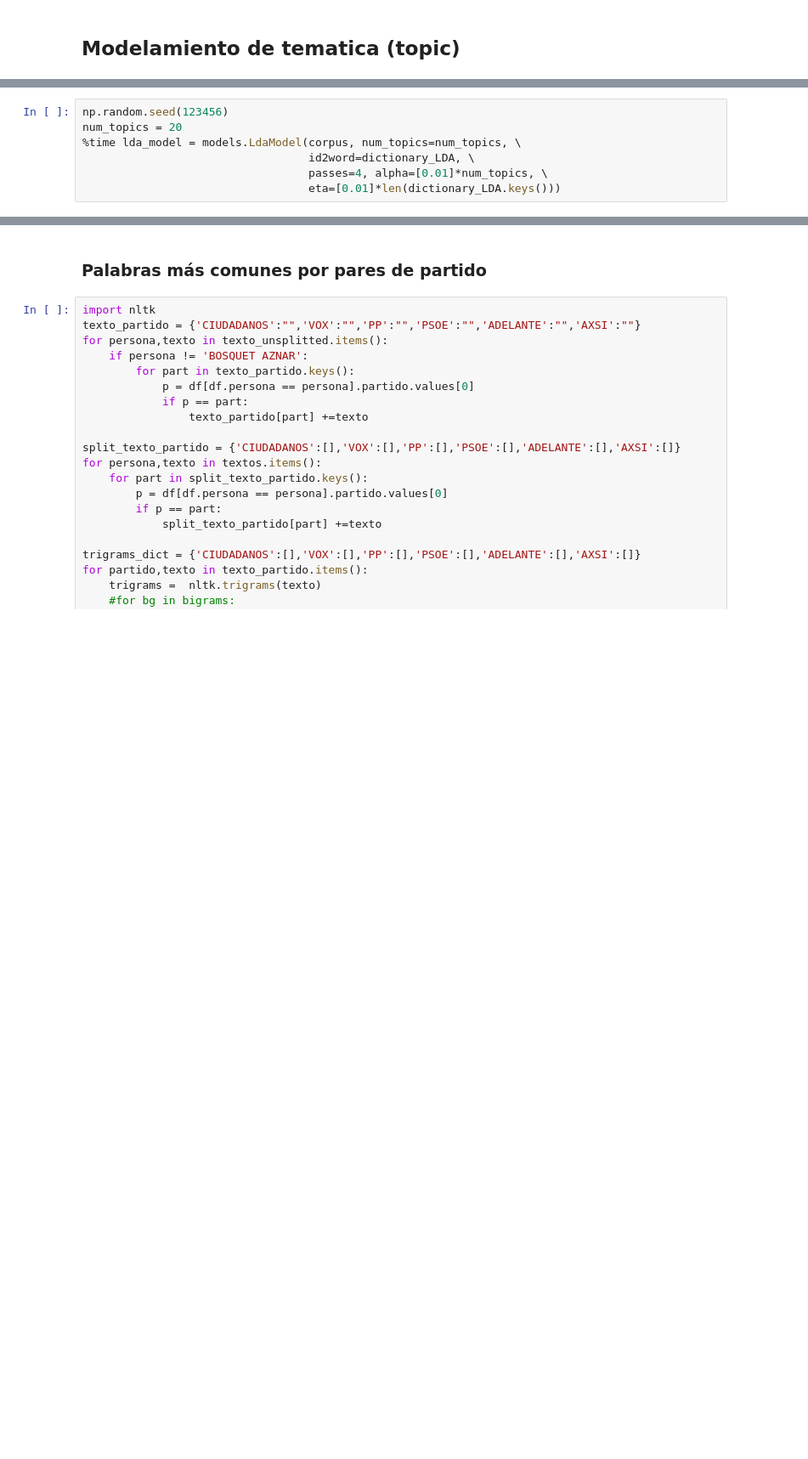
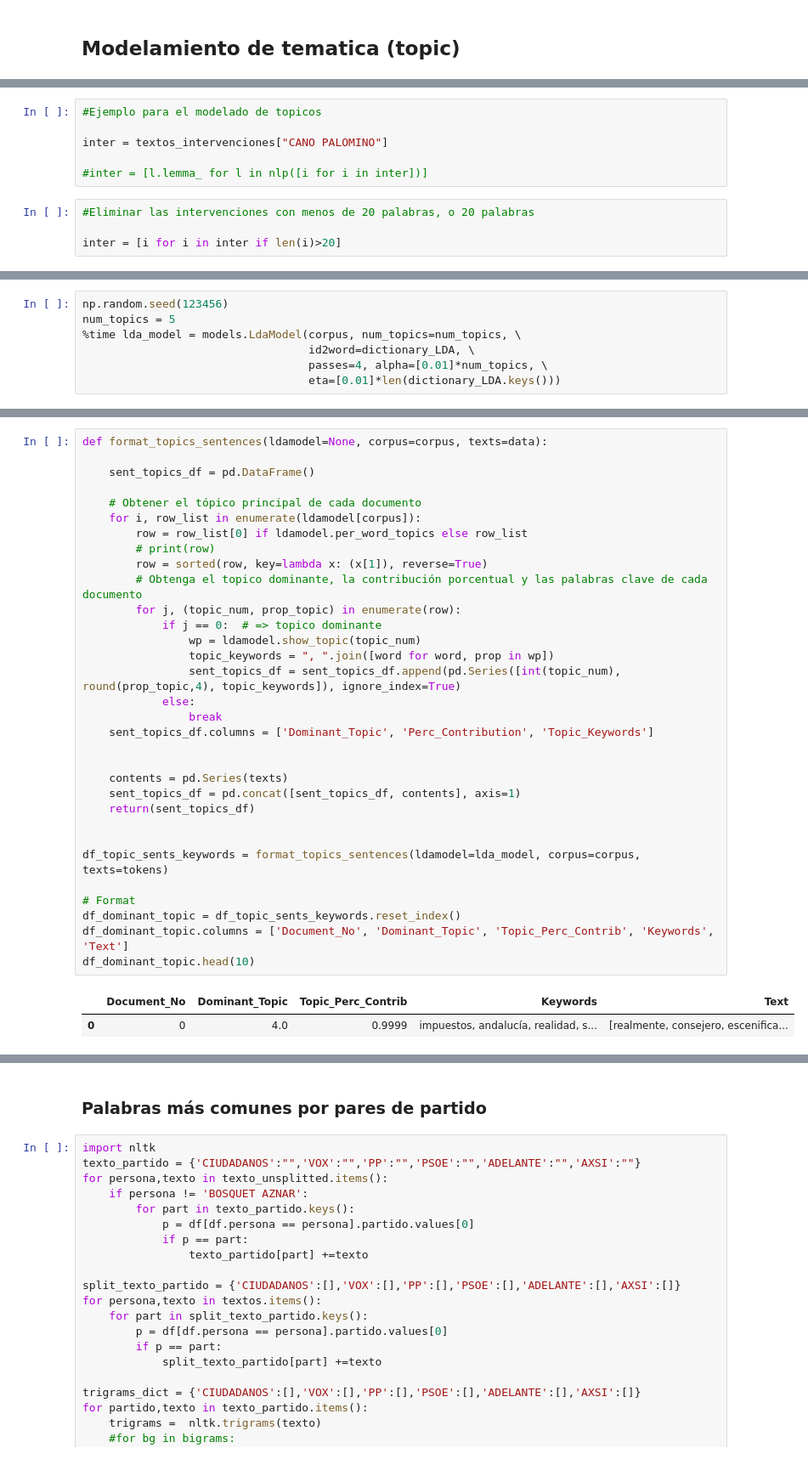
Before and after one commit to elvgarrui/Parlamento_PLN, a Jupyter notebook: análisis_parlamento.ipynb, the cells around one changed output, grey strips where cells are left out. Shown at 85% size. Cells and saved outputs as stored; diff of their text form; blank space fills up the shorter version.

```diff
--- a/análisis_parlamento.ipynb
+++ b/análisis_parlamento.ipynb
@@ -474 +461,11 @@ from gensim.models import Phrases
+# %%
+#Ejemplo para el modelado de topicos
+
+inter = textos_intervenciones["CANO PALOMINO"]
+
+#inter = [l.lemma_ for l in nlp([i for i in inter])]
+# %%
+#Eliminar las intervenciones con menos de 20 palabras, o 20 palabras
+
+inter = [i for i in inter if len(i)>20]
 # %%
@@ -488,6 +483,6 @@ import numpy as np
 # %%
 np.random.seed(123456)
-num_topics = 20
+num_topics = 5
 %time lda_model = models.LdaModel(corpus, num_topics=num_topics, \
                                   id2word=dictionary_LDA, \
                                   passes=4, alpha=[0.01]*num_topics, \
@@ -518,0 +506,35 @@ for i,topic in lda_model.show_topics(formatted=True, num_topics=num_topics, num_
+# %%
+def format_topics_sentences(ldamodel=None, corpus=corpus, texts=data):
+
+    sent_topics_df = pd.DataFrame()
+
+    # Obtener el tópico principal de cada documento
+    for i, row_list in enumerate(ldamodel[corpus]):
+        row = row_list[0] if ldamodel.per_word_topics else row_list
+        # print(row)
+        row = sorted(row, key=lambda x: (x[1]), reverse=True)
+        # Obtenga el topico dominante, la contribución porcentual y las palabras clave de cada documento
+        for j, (topic_num, prop_topic) in enumerate(row):
+            if j == 0:  # => topico dominante
+                wp = ldamodel.show_topic(topic_num)
+                topic_keywords = ", ".join([word for word, prop in wp])
+                sent_topics_df = sent_topics_df.append(pd.Series([int(topic_num), round(prop_topic,4), topic_keywords]), ignore_index=True)
+            else:
+                break
+    sent_topics_df.columns = ['Dominant_Topic', 'Perc_Contribution', 'Topic_Keywords']
+
+
+    contents = pd.Series(texts)
+    sent_topics_df = pd.concat([sent_topics_df, contents], axis=1)
+    return(sent_topics_df)
+
+
+df_topic_sents_keywords = format_topics_sentences(ldamodel=lda_model, corpus=corpus, texts=tokens)
+
+# Format
+df_dominant_topic = df_topic_sents_keywords.reset_index()
+df_dominant_topic.columns = ['Document_No', 'Dominant_Topic', 'Topic_Perc_Contrib', 'Keywords', 'Text']
+df_dominant_topic.head(10)
+# %% [output]
+|  | Document_No | Dominant_Topic | Topic_Perc_Contrib | Keywords | Text |
+| 0 | 0 | 4.0 | 0.9999 | impuestos, andalucía, realidad, s... | [realmente, consejero, escenifica... |
```
Also changed, not shown: parts of 19 cells of this notebook.
